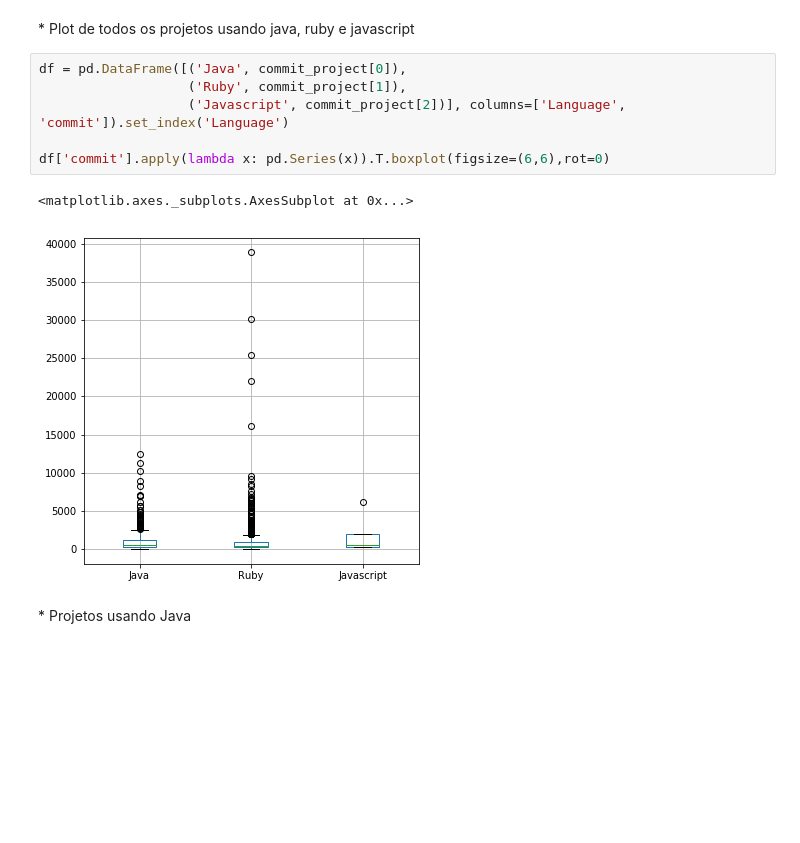
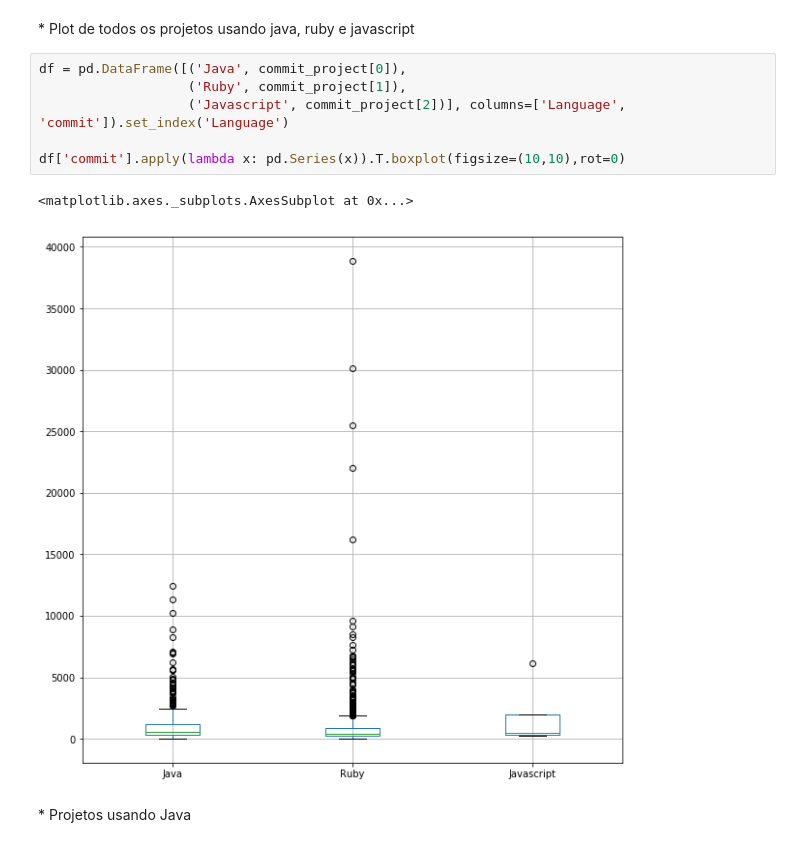
Before and after one commit to wagnernegrao/ci-analysis, a Jupyter notebook: ci_analysis.ipynb, the cells around one changed output. Saved outputs shown, nothing was run; the diff lists cells and outputs as text; blank space fills up the shorter version.

Commit message:
mudança no tamanho da imagem

```diff
--- a/ci_analysis.ipynb
+++ b/ci_analysis.ipynb
@@ -150,12 +150,12 @@ for language in language_name:
 # %%
 df = pd.DataFrame([('Java', commit_project[0]),
                    ('Ruby', commit_project[1]),
                    ('Javascript', commit_project[2])], columns=['Language', 'commit']).set_index('Language')
 
-df['commit'].apply(lambda x: pd.Series(x)).T.boxplot(figsize=(6,6),rot=0)
+df['commit'].apply(lambda x: pd.Series(x)).T.boxplot(figsize=(10,10),rot=0)
 # %% [output]
 <matplotlib.axes._subplots.AxesSubplot at 0x...>
-[figure, old version]
+[figure, new version]
 # %% [markdown]
 <font size = 4/>
 * Projetos usando Java
```
Also changed, not shown: parts of 2 cells of this notebook.
